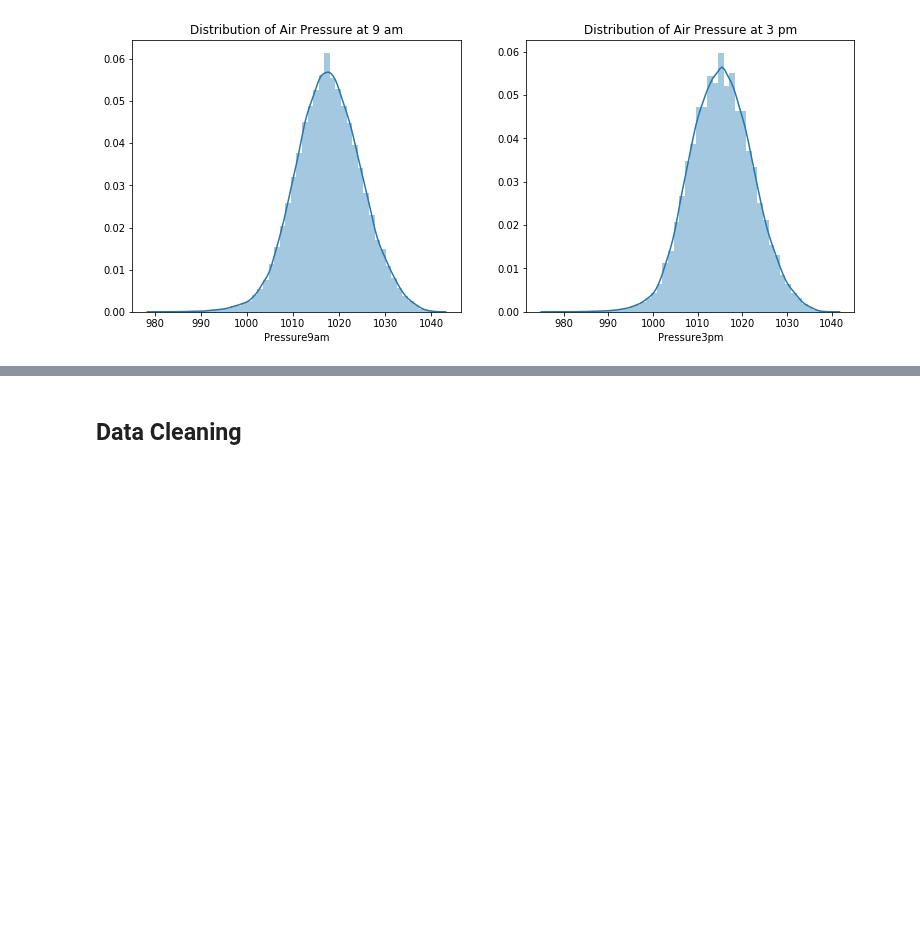
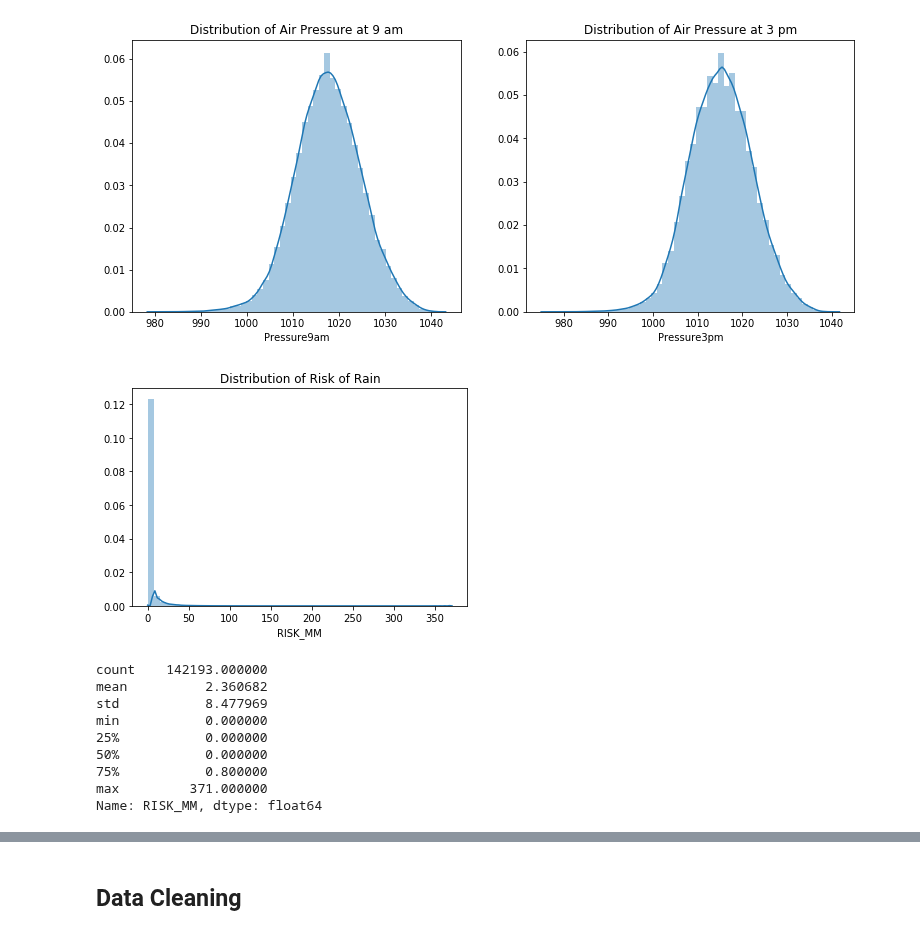
Before and after one commit to str007/Thinkful, a Jupyter notebook: Supervised_Learning_Capstone_Weather.ipynb, the cells around one changed output, grey strips where cells are left out. Drawn from its saved outputs; the diff is of its cells as text; code cells hidden in the pictures; blank space fills up the shorter version.

```diff
--- a/Supervised_Learning_Capstone_Weather.ipynb
+++ b/Supervised_Learning_Capstone_Weather.ipynb
@@ -162,3 +162,20 @@ plt.title('Distribution of Air Pressure at 3 pm')
 plt.show()
 # %% [output]
 [figure]
+# %%
+#Finally, look at Risk of Rain
+sns.distplot(weather['RISK_MM'].dropna())
+plt.title('Distribution of Risk of Rain')
+plt.show()
+print(weather['RISK_MM'].describe())
+# %% [output]
+[figure, added]
+count    142193.000000
+mean          2.360682
+std           8.477969
+min           0.000000
+25%           0.000000
+50%           0.000000
+75%           0.800000
+max         371.000000
+Name: RISK_MM, dtype: float64
```
Also changed, not shown: parts of 9 cells of this notebook, 1 other file.
